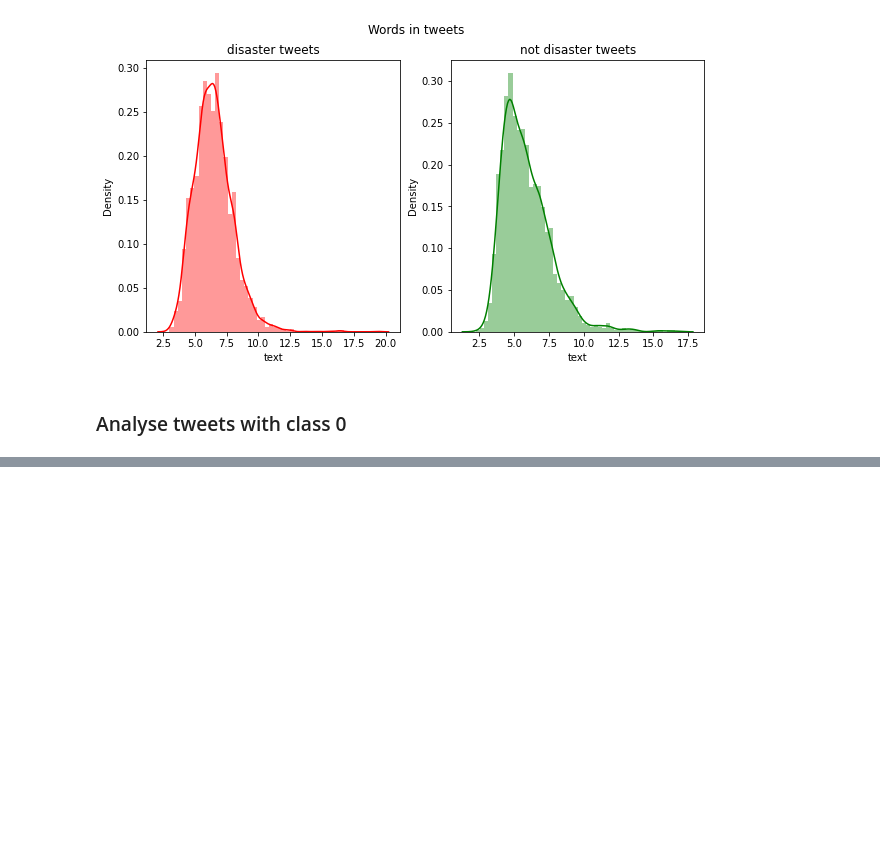
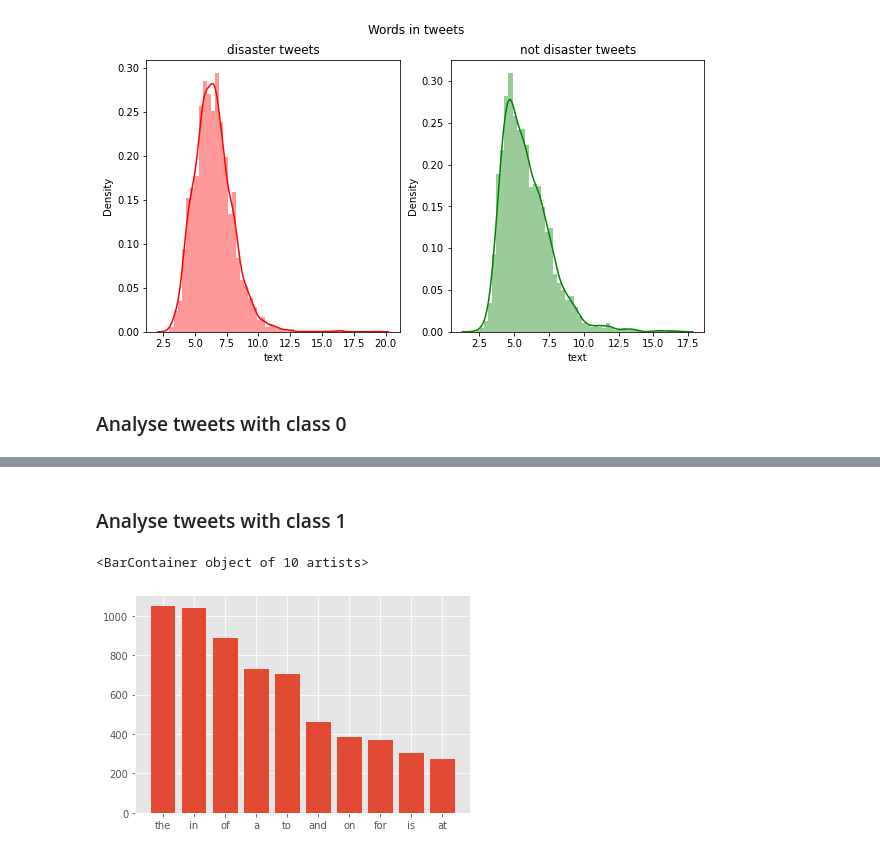
Before and after one commit to ericlau1987/nlp_with_disaster_tweets, a Jupyter notebook: 2_explore_data.ipynb, the cells around one changed output, grey strips where cells are left out. Drawn from its saved outputs; the diff is of its cells as text; code cells hidden in the pictures; blank space fills up the shorter version.

```diff
--- a/2_explore_data.ipynb
+++ b/2_explore_data.ipynb
@@ -140,0 +132,18 @@ train_corpus[0]
+# %% [markdown]
+### Analyse tweets with class 1
+# %%
+train_corpus = create_corpus(df_train,1)
+
+dic = defaultdict(int)
+
+for word in train_corpus:
+    if word in stop:
+        dic[word]+=1
+
+top = sorted(dic.items(), key=lambda x:x[1], reverse=True)[:10]
+
+x,y = zip(*top)
+plt.bar(x, y)
+# %% [output]
+<BarContainer object of 10 artists>
+[figure, added]
```
Also changed, not shown: parts of 12 cells of this notebook, 1 other file.
